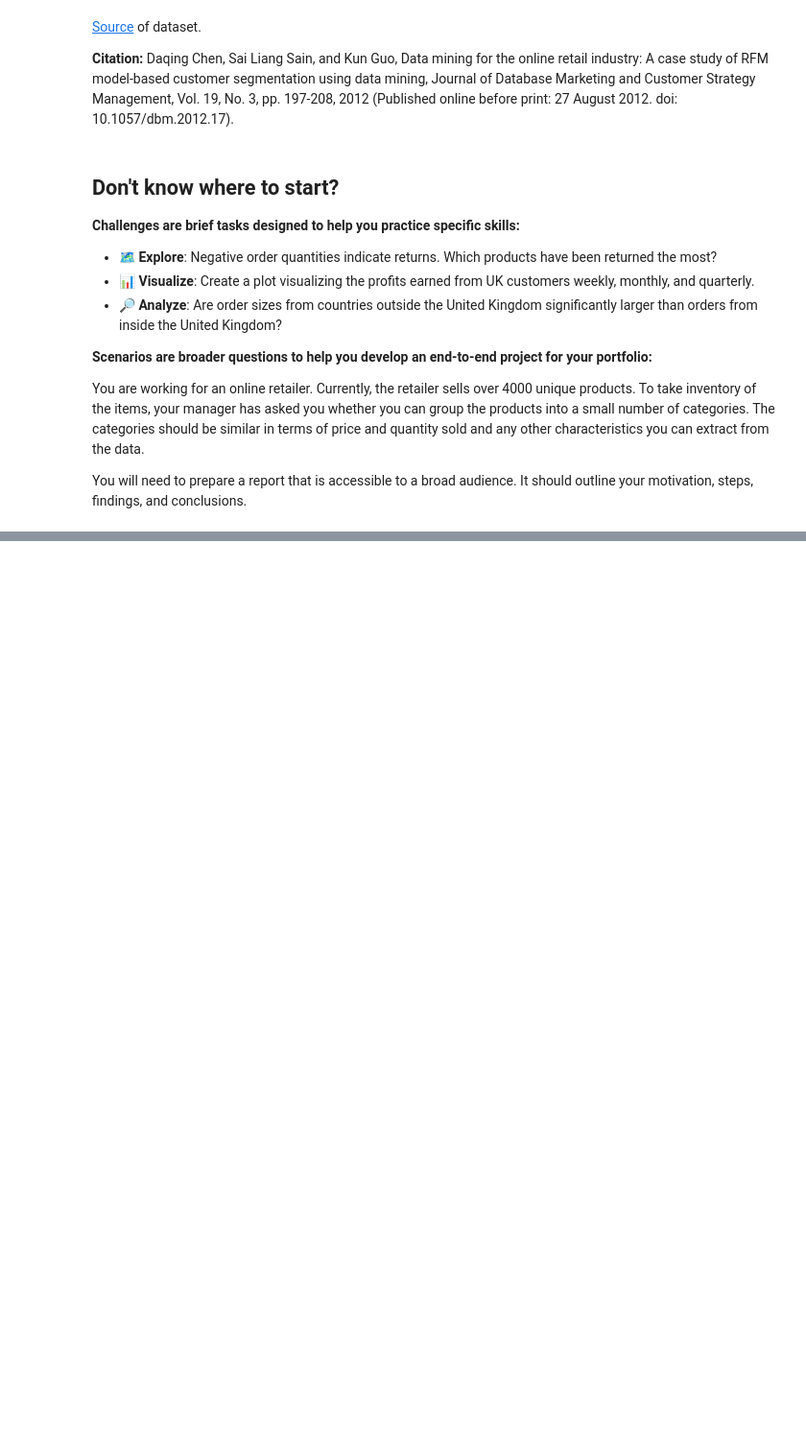
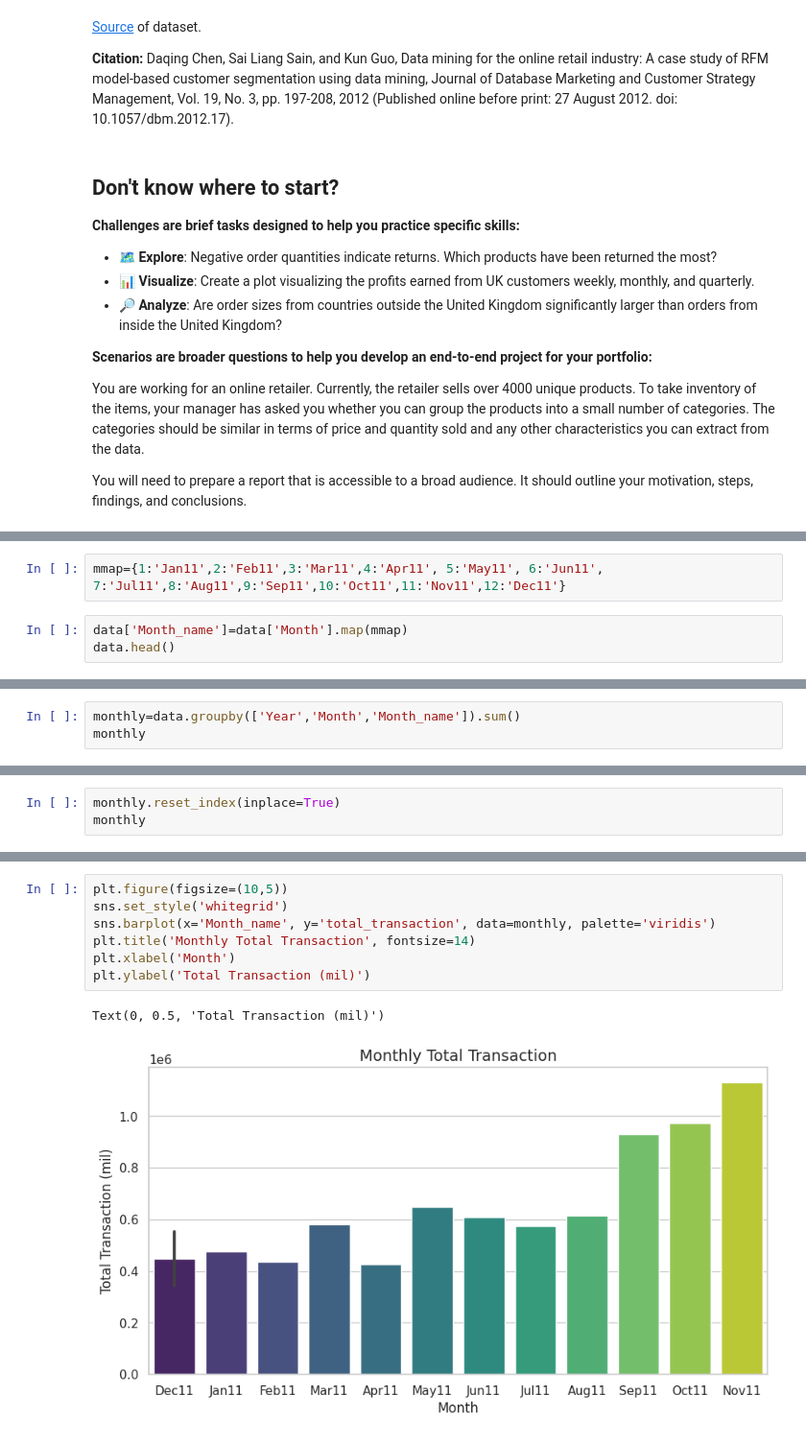
Before and after one commit to sarasemsem/Data, a Jupyter notebook: Mini_Projet_data.ipynb, the cells around one changed output, grey strips where cells are left out. Shown: that part at 96% size. Drawn from its saved outputs; the diff is of its cells as text; blank space fills up the shorter version.

```diff
--- a/Mini_Projet_data.ipynb
+++ b/Mini_Projet_data.ipynb
@@ -48,0 +154,5 @@ You will need to prepare a report that is accessible to a broad audience. It sho
+# %%
+mmap={1:'Jan11',2:'Feb11',3:'Mar11',4:'Apr11', 5:'May11', 6:'Jun11', 7:'Jul11',8:'Aug11',9:'Sep11',10:'Oct11',11:'Nov11',12:'Dec11'}
+# %%
+data['Month_name']=data['Month'].map(mmap)
+data.head()
@@ -48,0 +166,3 @@ You will need to prepare a report that is accessible to a broad audience. It sho
+# %%
+monthly=data.groupby(['Year','Month','Month_name']).sum()
+monthly
@@ -48,0 +185,3 @@ You will need to prepare a report that is accessible to a broad audience. It sho
+# %%
+monthly.reset_index(inplace=True)
+monthly
@@ -48,0 +203,10 @@ You will need to prepare a report that is accessible to a broad audience. It sho
+# %%
+plt.figure(figsize=(10,5))
+sns.set_style('whitegrid')
+sns.barplot(x='Month_name', y='total_transaction', data=monthly, palette='viridis')
+plt.title('Monthly Total Transaction', fontsize=14)
+plt.xlabel('Month')
+plt.ylabel('Total Transaction (mil)')
+# %% [output]
+Text(0, 0.5, 'Total Transaction (mil)')
+[figure, added]
```
Also changed, not shown: parts of 42 cells of this notebook.
